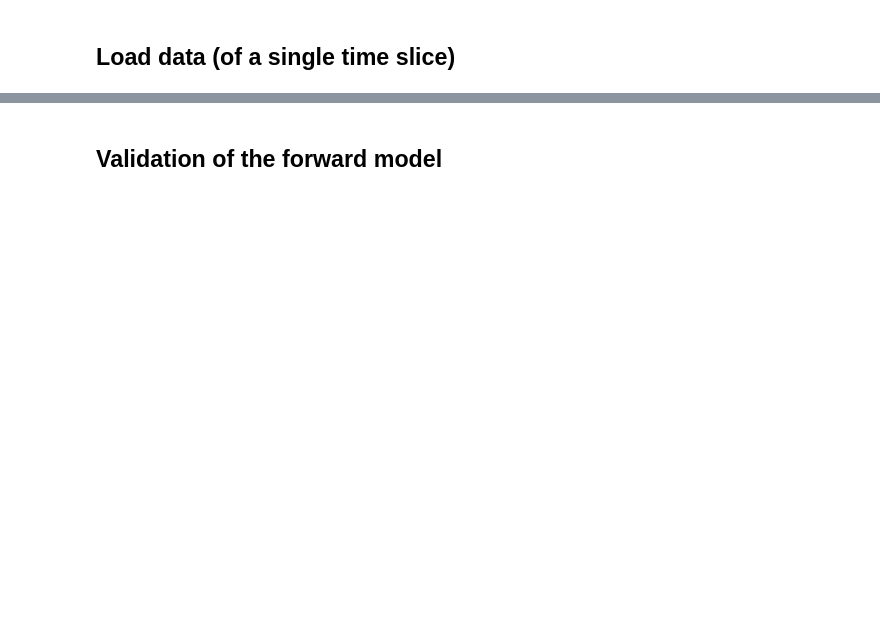
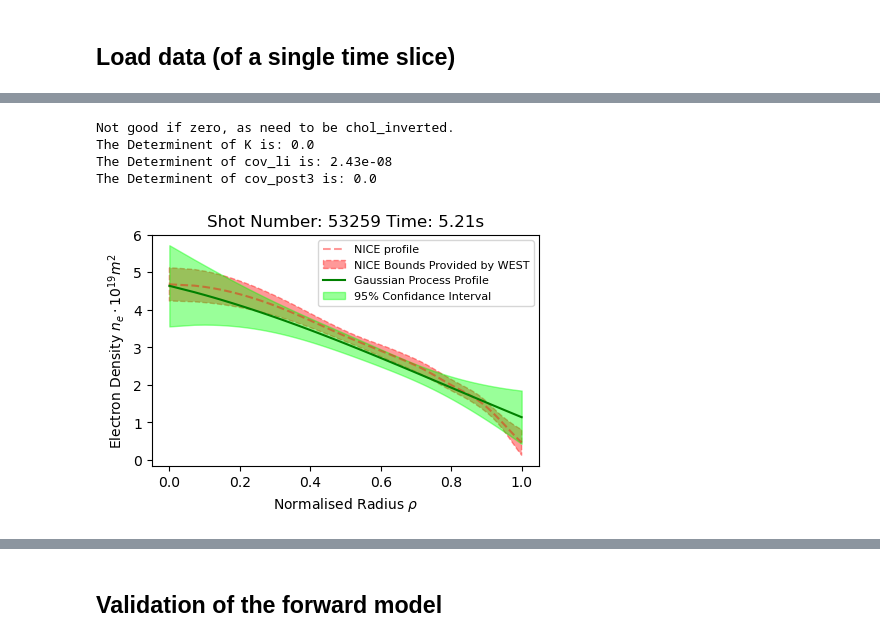
Before and after one commit to DanHarJor/Improving-Electron-Density-Profile-Inference-within-a-Tokamak-using-Bayesian-Techniques, a Jupyter notebook: ElectronDensityProfileInferenceRealData/InterferometryInference.ipynb, the cells around one changed output, grey strips where cells are left out. Saved outputs shown, nothing was run; the diff lists cells and outputs as text; code cells hidden in the pictures; blank space fills up the shorter version.

```diff
--- a/ElectronDensityProfileInferenceRealData/InterferometryInference.ipynb
+++ b/ElectronDensityProfileInferenceRealData/InterferometryInference.ipynb
@@ -230,7 +124,8 @@ def chol_det(A):
     return np.prod(np.diag(L))
 # %%
 ##Prior
-exp_er = 0.01
+# intrinsic noise with no plasma 3e17 m-2
+exp_er = 0.03 #*10^19 m^2
 rho_1d = dens_prof.rho_tor_norm_1d
 N = len(rho_1d)
 mu_prior = np.zeros(N)
@@ -255,41 +150,51 @@ def KRcov_li(params,trial_exp_er):
     R = compute_response_matrix(geo, equi, dens_prof.rho_tor_norm_1d)
     return K, R, cov_li
 
 def MargLi(params):
     K, R, cov_li = KRcov_li(params,exp_er)
     invertable = cov_li + R @ K @ R.T
     #add a small term onto diagonal of matricies to be inverted.
     #this ensures it is positive definate and cholensky matrix can be computed
     invertable[np.diag_indices_from(invertable)] += 1e-8
     return 0.5*np.log(chol_det(cov_li + R@K@R.T)) + 0.5*(lid_data.T@chol_inv(cov_li+R@K@R.T)@lid_data)
 
-x0=[0.76,0.01]
-results = minimize(MargLi, x0=x0)
-# results = basinhopping(MargLi, x0=x0, niter=100)
-print(results)
-best_params = results.x
-# best_params = x0
+# x0=[0.76,0.1]
+
+x0=[5.62,1.37]
+# results = minimize(MargLi, x0=x0)
+# results = basinhopping(MargLi, x0=x0, niter=50)
+# print(results)
+# best_params = results.x
+best_params = x0
 
 def PlotBest(params,trial_exp_er):
     K, R, cov_li = KRcov_li(params,trial_exp_er)
 #     print(K)
     cov_post3 = chol_inv(R.T @ chol_inv(cov_li) @ R + chol_inv(K))
     mu_post3 = mu_prior + cov_post3 @ R.T @ chol_inv(cov_li) @ (lid_data - R @ mu_prior)
     error_bars3 = 1.96*np.sqrt(np.diagonal(cov_post3))
 
     print('\n\nNot good if zero, as need to be chol_inverted.')
     print('The Determinent of K is:', chol_det(K))
     print('The Determinent of cov_li is:', chol_det(cov_li))
     print('The Determinent of cov_post3 is:', chol_det(cov_post3))
 
     figGPR3 = plt.figure(figsize=(5,3))
-    plt.title('Electron Density Profile')
+    plt.title('Shot Number: '+str(shot)+' Time: '+str(t)+'s')
     plt.xlabel(r'Normalised Radius $\rho$')
-    plt.ylabel(r'Electron Density $n_e$')
-    plt.plot(rho_1d, dens_prof.dens_1d,'r', label='NICE profile')
+    plt.ylabel(r'Electron Density $n_e \cdot 10^{19} m^2$')
+    plt.plot(rho_1d, dens_prof.dens_1d,color=(1,0,0,0.4), linestyle='--', label='NICE profile')
+    plt.fill_between(rho_1d, dens_prof.dens_1d_lower, dens_prof.dens_1d_upper, color=(1,0,0,0.4),linestyle='--',label='NICE Bounds Provided by WEST')
     plt.plot(rho_1d, mu_post3,'g', label='Gaussian Process Profile')
-    plt.errorbar(rho_1d, mu_post3, yerr=error_bars3, label='95% Confidance Interval of Inference', fmt='none')
-    plt.legend()
+    plt.fill_between(rho_1d, mu_post3-error_bars3, mu_post3+error_bars3, color=(0,1,0,0.4),linestyle='-',label='95% Confidance Interval')
+    # plt.errorbar(rho_1d, mu_post3, yerr=error_bars3, label='95% Confidance Interval of Inference', fmt='none')
+    plt.legend(fontsize = 8)
     plt.show()
 
 PlotBest(best_params, exp_er)
+# %% [output]
+Not good if zero, as need to be chol_inverted.
+The Determinent of K is: 0.0
+The Determinent of cov_li is: 2.43e-08
+The Determinent of cov_post3 is: 0.0
+[figure, added]
```
Also changed, not shown: parts of 12 cells of this notebook.
